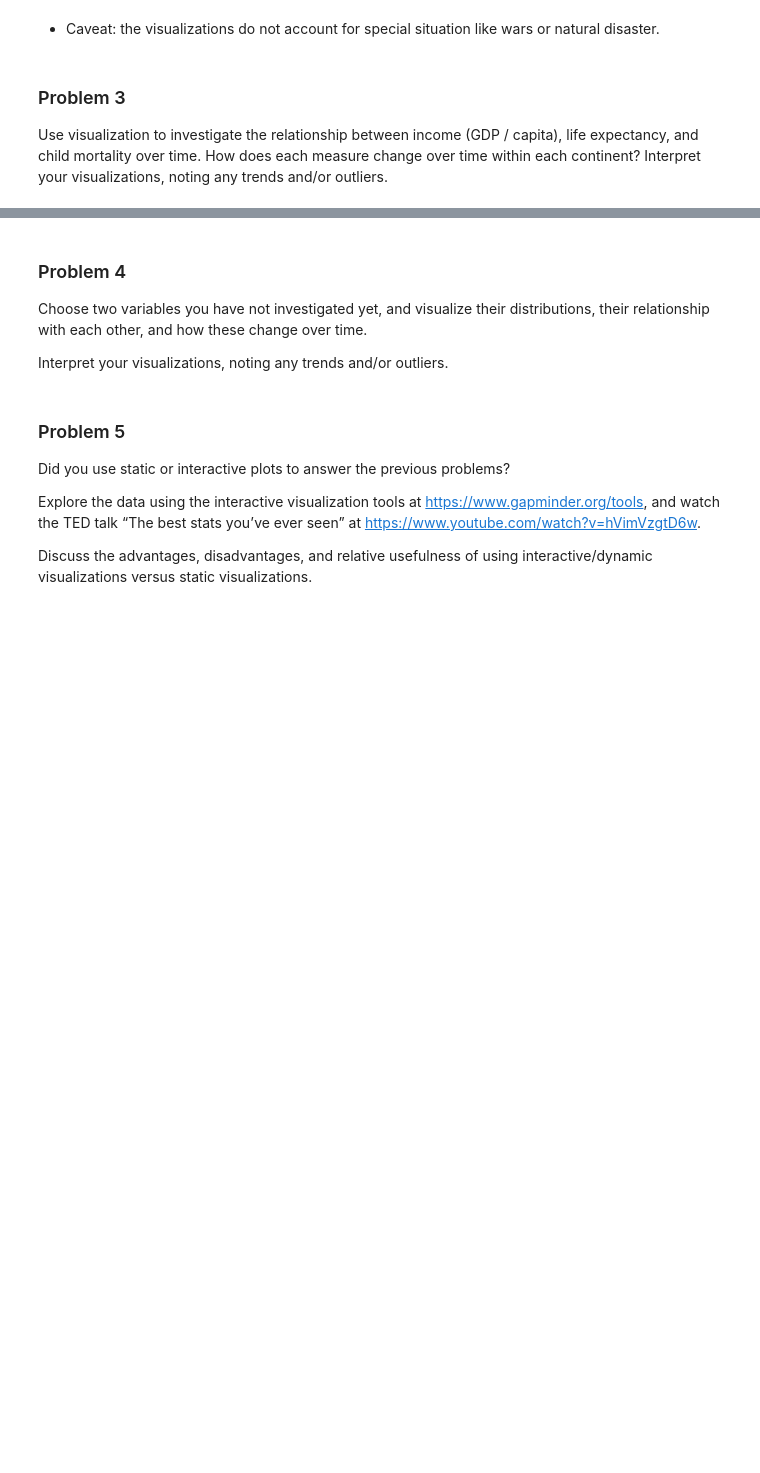
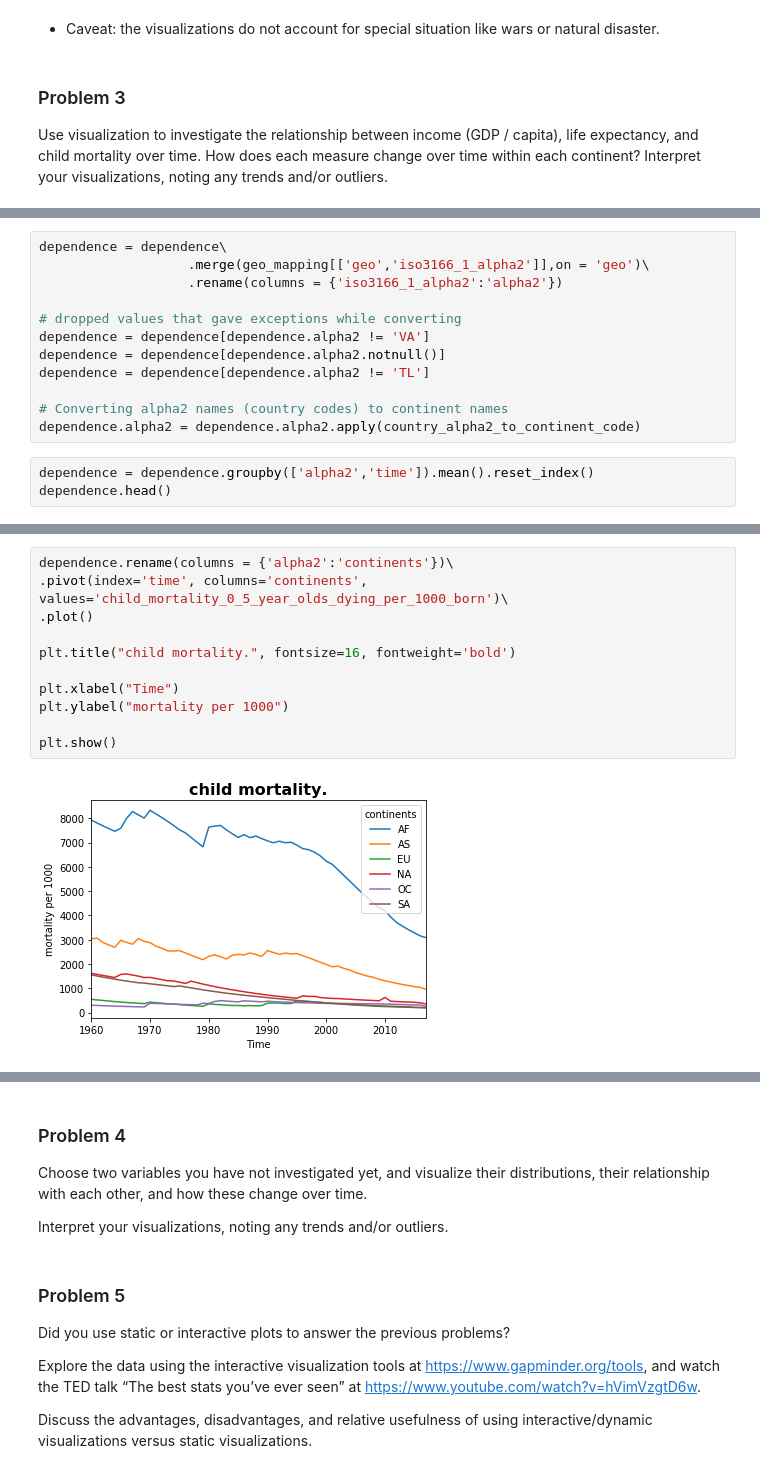
Before and after one commit to nanavatirutu/DS5500, a Jupyter notebook: Assignment 1.ipynb, the cells around one changed output, grey strips where cells are left out. Saved outputs shown, nothing was run; the diff lists cells and outputs as text; blank space fills up the shorter version.

```diff
--- a/Assignment 1.ipynb
+++ b/Assignment 1.ipynb
@@ -267,0 +267,15 @@ dependence.head()
+# %%
+dependence = dependence\
+                   .merge(geo_mapping[['geo','iso3166_1_alpha2']],on = 'geo')\
+                   .rename(columns = {'iso3166_1_alpha2':'alpha2'})
+
+# dropped values that gave exceptions while converting
+dependence = dependence[dependence.alpha2 != 'VA']
+dependence = dependence[dependence.alpha2.notnull()]
+dependence = dependence[dependence.alpha2 != 'TL']
+
+# Converting alpha2 names (country codes) to continent names
+dependence.alpha2 = dependence.alpha2.apply(country_alpha2_to_continent_code)
+# %%
+dependence = dependence.groupby(['alpha2','time']).mean().reset_index()
+dependence.head()
@@ -267,0 +289,13 @@ dependence.head()
+# %%
+dependence.rename(columns = {'alpha2':'continents'})\
+.pivot(index='time', columns='continents', values='child_mortality_0_5_year_olds_dying_per_1000_born')\
+.plot()
+
+plt.title("child mortality.", fontsize=16, fontweight='bold')
+
+plt.xlabel("Time")
+plt.ylabel("mortality per 1000")
+
+plt.show()
+# %% [output]
+[figure, added]
```
Also changed, not shown: parts of 7 cells of this notebook, 13 other files.
